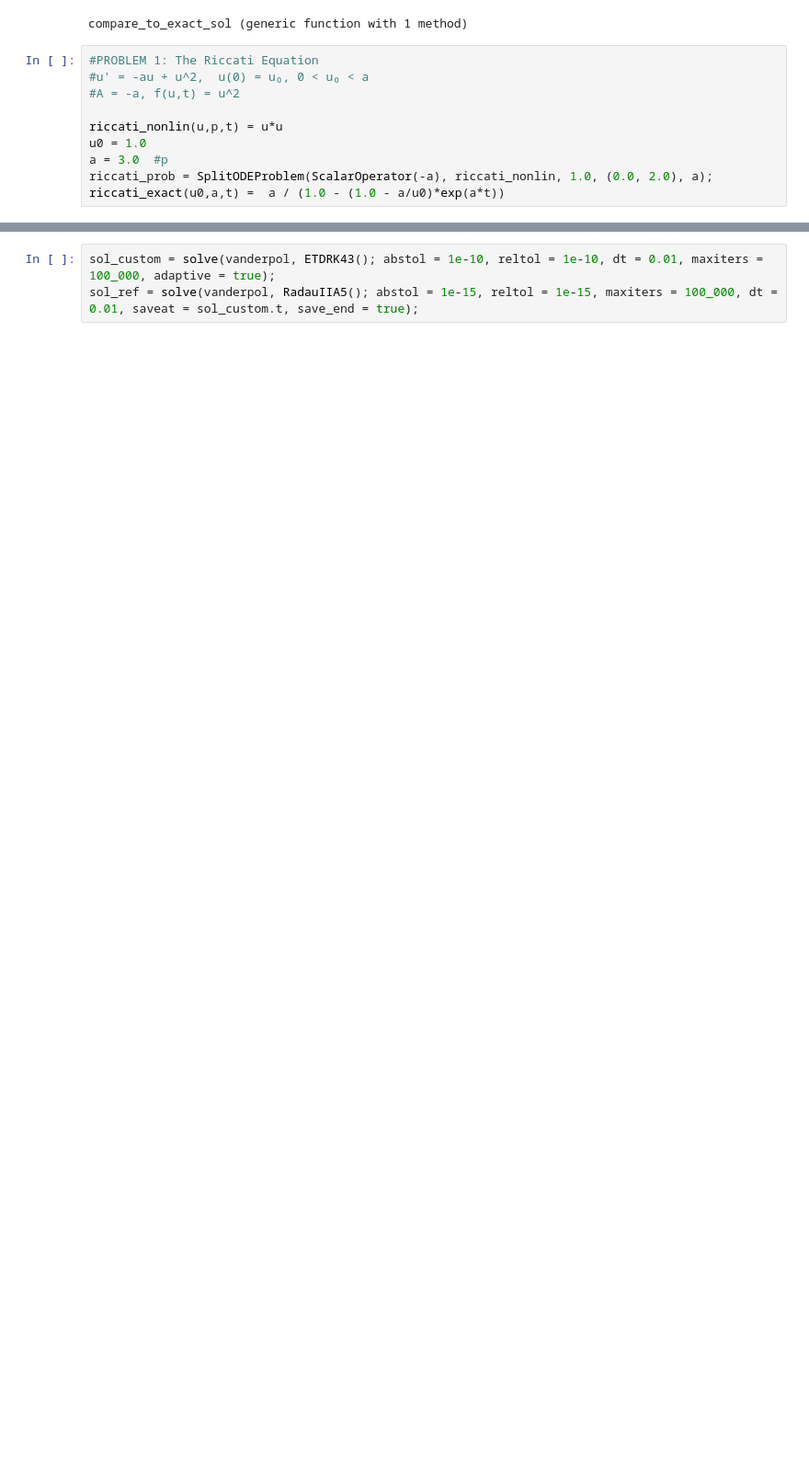
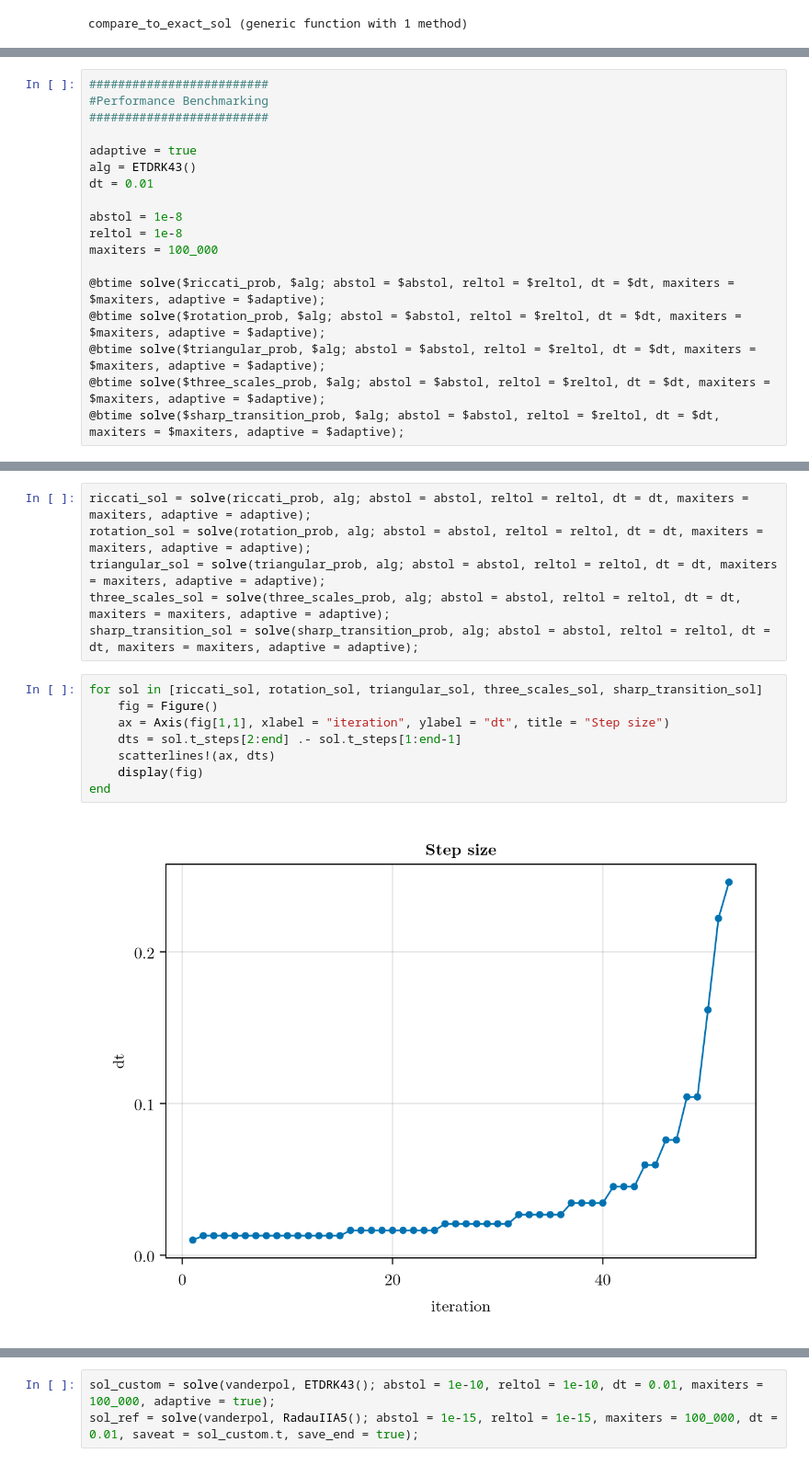
Before and after one commit to MichaelBarmann/diff-eq-tools, a Jupyter notebook: src/ode_tools/solvers/etd/test_etd_solvers.ipynb, the cells around one changed output, grey strips where cells are left out. Shown at 92% size. Saved outputs shown, nothing was run; the diff lists cells and outputs as text; blank space fills up the shorter version.

```diff
--- a/src/ode_tools/solvers/etd/test_etd_solvers.ipynb
+++ b/src/ode_tools/solvers/etd/test_etd_solvers.ipynb
@@ -73,13 +71,3 @@ function compare_to_exact_sol(alg, prob::ODEProblem, u_exact; nsave = 100, absto
 end
 # %% [output]
 compare_to_exact_sol (generic function with 1 method)
-# %%
-#PROBLEM 1: The Riccati Equation
-#u' = -au + u^2,  u(0) = u₀, 0 < u₀ < a
-#A = -a, f(u,t) = u^2
-
-riccati_nonlin(u,p,t) = u*u
-u0 = 1.0
-a = 3.0  #p
-riccati_prob = SplitODEProblem(ScalarOperator(-a), riccati_nonlin, 1.0, (0.0, 2.0), a);
-riccati_exact(u0,a,t) =  a / (1.0 - (1.0 - a/u0)*exp(a*t))
@@ -191,0 +132,18 @@ vanderpol = SplitODEProblem(MatrixOperator(A_vdp), vdp_nonlin, u0, tspan, p);
+# %%
+#########################
+#Performance Benchmarking
+#########################
+
+adaptive = true
+alg = ETDRK43()
+dt = 0.01
+
+abstol = 1e-8
+reltol = 1e-8
+maxiters = 100_000
+
+@btime solve($riccati_prob, $alg; abstol = $abstol, reltol = $reltol, dt = $dt, maxiters = $maxiters, adaptive = $adaptive);
+@btime solve($rotation_prob, $alg; abstol = $abstol, reltol = $reltol, dt = $dt, maxiters = $maxiters, adaptive = $adaptive);
+@btime solve($triangular_prob, $alg; abstol = $abstol, reltol = $reltol, dt = $dt, maxiters = $maxiters, adaptive = $adaptive);
+@btime solve($three_scales_prob, $alg; abstol = $abstol, reltol = $reltol, dt = $dt, maxiters = $maxiters, adaptive = $adaptive);
+@btime solve($sharp_transition_prob, $alg; abstol = $abstol, reltol = $reltol, dt = $dt, maxiters = $maxiters, adaptive = $adaptive);
@@ -191,0 +156,16 @@ vanderpol = SplitODEProblem(MatrixOperator(A_vdp), vdp_nonlin, u0, tspan, p);
+# %%
+riccati_sol = solve(riccati_prob, alg; abstol = abstol, reltol = reltol, dt = dt, maxiters = maxiters, adaptive = adaptive);
+rotation_sol = solve(rotation_prob, alg; abstol = abstol, reltol = reltol, dt = dt, maxiters = maxiters, adaptive = adaptive);
+triangular_sol = solve(triangular_prob, alg; abstol = abstol, reltol = reltol, dt = dt, maxiters = maxiters, adaptive = adaptive);
+three_scales_sol = solve(three_scales_prob, alg; abstol = abstol, reltol = reltol, dt = dt, maxiters = maxiters, adaptive = adaptive);
+sharp_transition_sol = solve(sharp_transition_prob, alg; abstol = abstol, reltol = reltol, dt = dt, maxiters = maxiters, adaptive = adaptive);
+# %%
+for sol in [riccati_sol, rotation_sol, triangular_sol, three_scales_sol, sharp_transition_sol]
+    fig = Figure()
+    ax = Axis(fig[1,1], xlabel = "iteration", ylabel = "dt", title = "Step size")
+    dts = sol.t_steps[2:end] .- sol.t_steps[1:end-1]
+    scatterlines!(ax, dts)
+    display(fig)
+end
+# %% [output]
+[figure, added]
```
Also changed, not shown: parts of 17 cells of this notebook, 5 other files.
